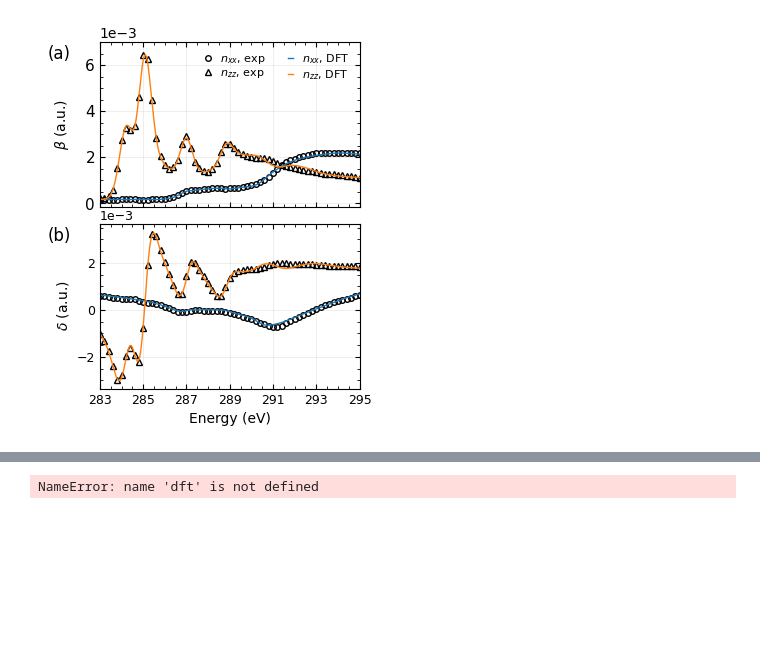
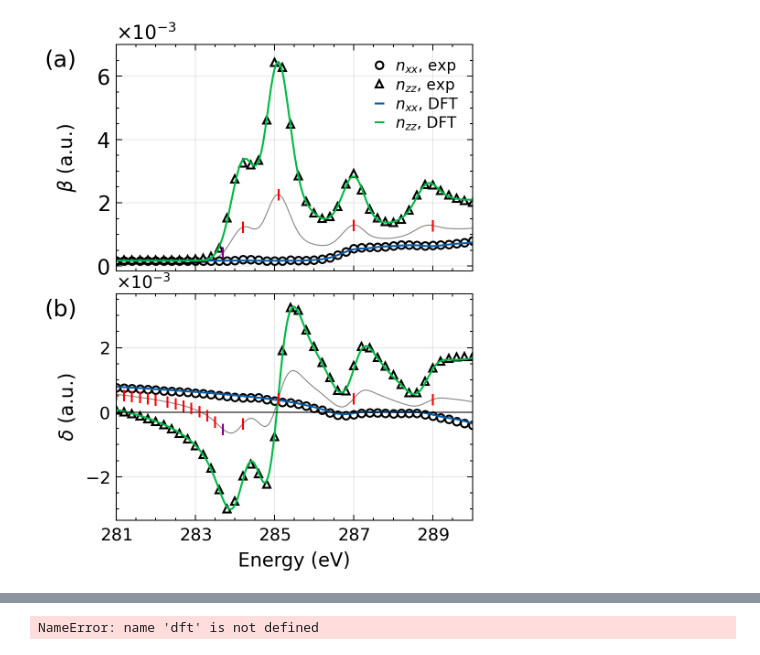
Before and after one commit to WSU-Carbon-Lab/refl-analysis, a Jupyter notebook: notebooks/manuscript/fig_optical_tensor.ipynb, the cells around one changed output, grey strips where cells are left out. Cells and saved outputs as stored; diff of their text form; code cells hidden in the pictures; blank space fills up the shorter version.

```diff
--- a/notebooks/manuscript/fig_optical_tensor.ipynb
+++ b/notebooks/manuscript/fig_optical_tensor.ipynb
@@ -20,4 +37,11 @@ exp = exp[(exp["energy"] >= 283) & (exp["energy"] <= 300)]
 # %%
+ub = 290
+lb = 281
+
+
+dft = dft[(dft["energy"] >= lb) & (dft["energy"] <= ub)]
+exp = exp[(exp["energy"] >= lb) & (exp["energy"] <= ub)]
+
 fig_width = 3.35
 fig_height = 4.5
 fig, (ax1, ax2) = plt.subplots(
@@ -26,6 +50,7 @@ fig, (ax1, ax2) = plt.subplots(
     height_ratios=[1, 1],
     gridspec_kw={"hspace": 0.1},
     sharex=True,
+    dpi=300,
 )
 
 # Plot (a): beta components (Imaginary part, n_ixx and n_izz)
@@ -35,7 +60,7 @@ ax1.plot(
     "o",
     label=r"$n_{xx}$, exp",
     markeredgecolor="black",
-    markerfacecolor="none",
+    markerfacecolor="white",
     linestyle="none",
     markersize=4,
     markeredgewidth=1,
@@ -47,7 +72,7 @@ ax1.plot(
     "^",
     label=r"$n_{zz}$, exp",
     markeredgecolor="black",
-    markerfacecolor="none",
+    markerfacecolor="white",
     linestyle="none",
     markersize=4,
     markeredgewidth=1,
@@ -69,10 +94,18 @@ ax1.plot(
     linewidth=1,
     label=r"$n_{zz}$, DFT"
 )
+ax1.plot(
+    dft["energy"],
+    2*dft["n_ixx"]/3 + dft["n_izz"]/3,
+    "-",
+    color="grey",
+    linewidth=.5,
+    zorder=-10,
+)
 
 # Place (a) label in line with the y-axis label
 ax1.set_ylabel(r"$\beta$ (a.u.)")
-ax1.set_xlim(283, 295)
+ax1.set_xlim(lb, ub)
 ax1.yaxis.offsetText.set_fontsize(10)
 ax1.tick_params(axis='both', which='major', labelsize=11)
 ax1.ticklabel_format(style="sci", axis="y", scilimits=(0, 0))
@@ -80,7 +113,7 @@ ax1.legend(
     loc="upper right",
     frameon=False,
     labelspacing=0.2,
-    ncols=2,
+    ncols=1,
     handlelength=.5
 )
 
@@ -91,7 +124,7 @@ ax2.plot(
     "o",
     label=None,
     markeredgecolor="black",
-    markerfacecolor="none",
+    markerfacecolor="white",
     linestyle="none",
     markersize=4,
     markeredgewidth=1,
@@ -103,7 +136,7 @@ ax2.plot(
     "^",
     label=None,
     markeredgecolor="black",
-    markerfacecolor="none",
+    markerfacecolor="white",
     linestyle="none",
     markersize=4,
     markeredgewidth=1,
@@ -124,32 +157,93 @@ ax2.plot(
     color="C1",
     linewidth=1,
     label=None
 )
+ax2.plot(
+    dft["energy"],
+    2*dft["n_xx"]/3 + dft["n_zz"]/3,
+    "-",
+    color="grey",
+    linewidth=.5,
+    zorder=-10,
+)
+# Draw 0 as it is important
+ax2.axhline(
+    0,
+    color = plt.rcParams["axes.edgecolor"],
+    lw = plt.rcParams["axes.linewidth"],
+)
 # scientific notation for y axis
 ax2.ticklabel_format(style="scientific", axis="y", scilimits=(0, 0))
 # set x-labels to run 283, 285, 287, 289, 291, 293, 295
-ax2.set_xticks([283, 285, 287, 289, 291, 293, 295])
+ax2.set_xticks([281, 283, 285, 287, 289])
 ax2.set_xlabel(r"Energy (eV)")
 # Place (b) label in line with the y-axis label below
 ax2.set_ylabel(r"$\delta$ (a.u.)")
 
 ax1.minorticks_on()
 ax2.minorticks_on()
 ax1.text(
     -0.20, 0.98, "(a)", transform=ax1.transAxes,
     fontsize=12, va="top", ha="left"
 )
 
 ax2.text(
     -0.20, 0.98, "(b)", transform=ax2.transAxes,
     fontsize=12, va="top", ha="left"
 )
 
+def at(df, val, col):
+    """
+    Interpolates the values along column `col` of dataframe `df` using
+    Akima1DInterpolator (makima),
+    and returns the interpolated value at position `val`.
+    """
+    x = df[col]
+    y = df.drop(columns=[col])
+    interp = Akima1DInterpolator(x, y.values, axis=0)
+    return interp(val)
+
+for en in pxr:
+    val = at(dft, en, "energy")
+    avg = val[-2]*2/3 + val[-1]*1/3
+    avgr = val[0]*2/3 + val[1]*1/3
+    color = "r" if en != 283.7 else "purple"
+    ax1.plot(en, avg, marker="|", color = color) if en >= 283.7 else None
+    ax2.plot(en, avgr, marker="|", color = color)
+    # ax1.vlines(
+    #     en,
+    #     val[-2],
+    #     val[-1],
+    #     color=color,
+    #     zorder=-10,
+    #     # lw = .5,
+    # )
+    # ax2.vlines(
+    #     en,
+    #     val[0],
+    #     val[1],
+    #     color=color,
+    #     zorder=-10,
+    #     # lw = .5,
+    # )
+# shade between the 281 -> 283.5 eV
+
+# ax2.fill_between(
+#     dft["energy"], dft["n_xx"], dft["n_zz"],
+#     where = (dft["energy"]<=283.5),
+#     hatch="/////////",
+#     edgecolor="orange",
+#     facecolor="none",
+#     hatch_linewidth=.5,
+#     lw=.5,
+#     zorder=-20,
+# )
+
 fig.align_labels()
 fig.tight_layout()
 # save the figure
 fig.savefig("dft_tensor_component_comparison.png", dpi=300, bbox_inches="tight",
     transparent=True,
 )
 # %% [output]
-[figure, old version]
+[figure, new version]
```
Also changed, not shown: parts of 4 cells of this notebook, 6 other files.
